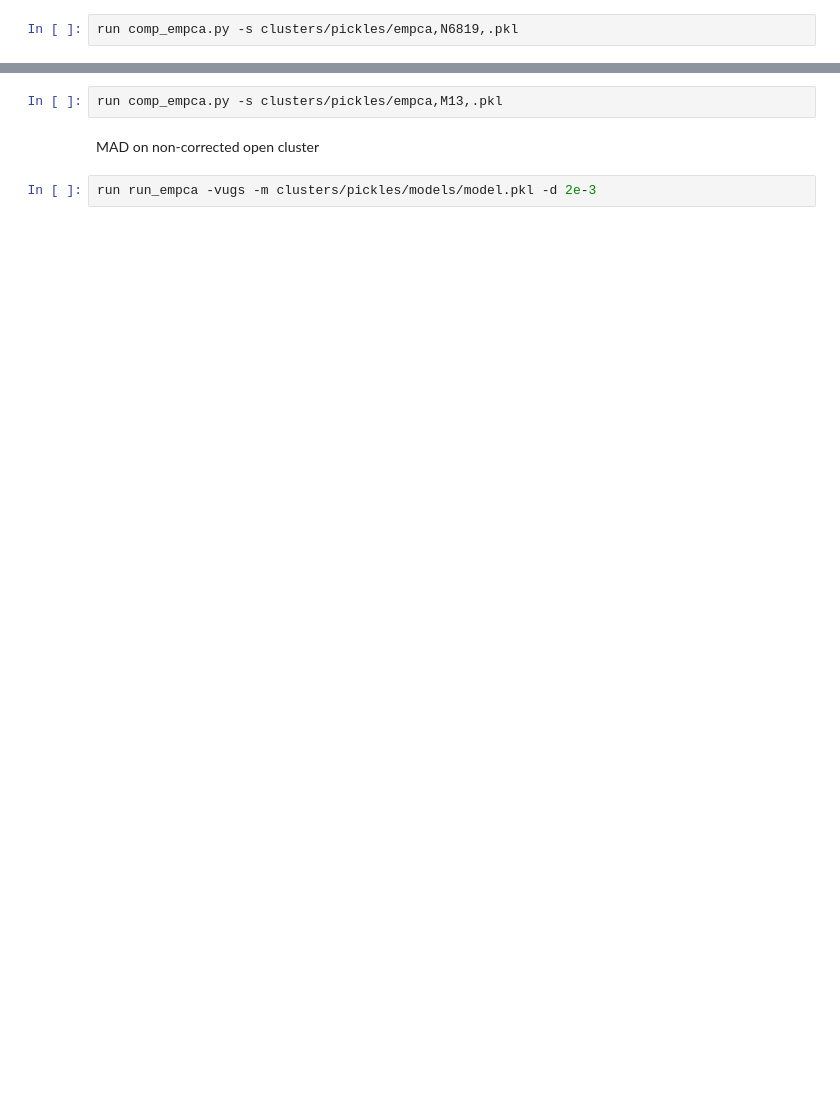
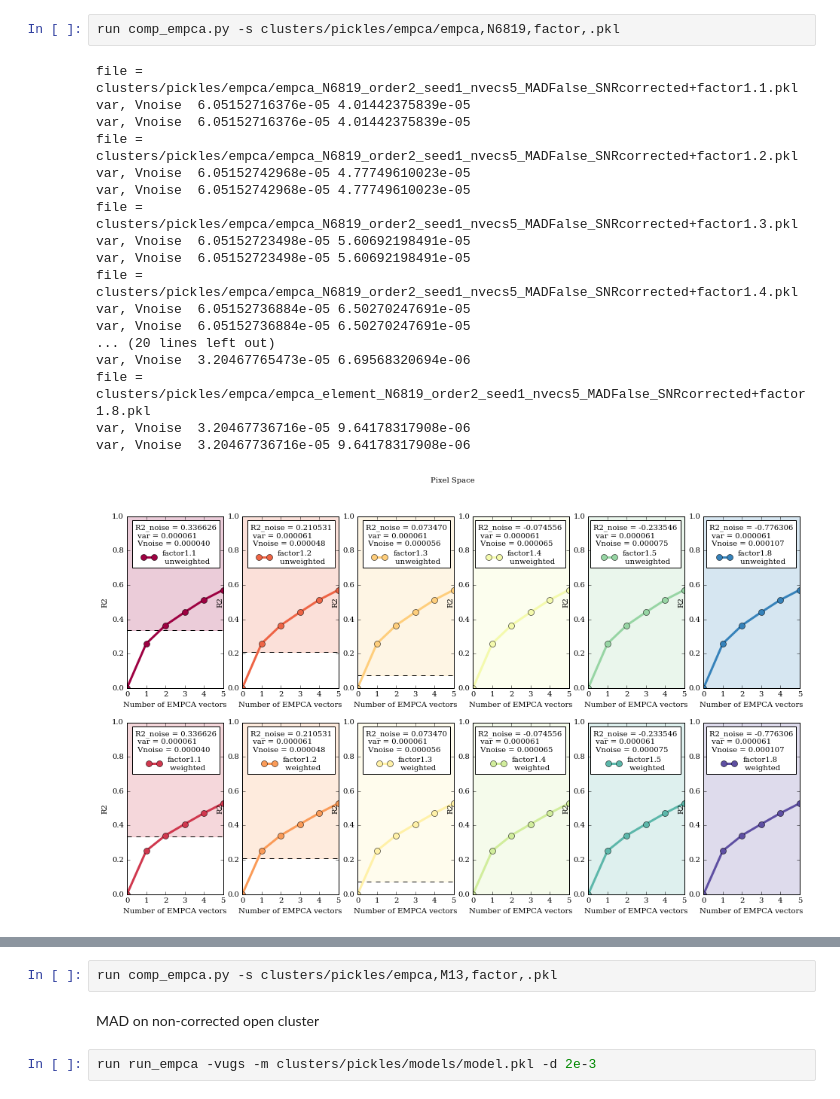
Before and after one commit to NatalieP-J/rcapogee-plots, a Jupyter notebook: empca.ipynb, the cells around one changed output, grey strips where cells are left out. Drawn from its saved outputs; the diff is of its cells as text; blank space fills up the shorter version.

```diff
--- a/empca.ipynb
+++ b/empca.ipynb
@@ -19,2 +43,21 @@ run comp_empca.py -s clusters/pickles/empca,N6791,.pkl
 # %%
-run comp_empca.py -s clusters/pickles/empca,N6819,.pkl
+run comp_empca.py -s clusters/pickles/empca/empca,N6819,factor,.pkl
+# %% [output]
+file =  clusters/pickles/empca/empca_N6819_order2_seed1_nvecs5_MADFalse_SNRcorrected+factor1.1.pkl
+var, Vnoise  6.05152716376e-05 4.01442375839e-05
+var, Vnoise  6.05152716376e-05 4.01442375839e-05
+file =  clusters/pickles/empca/empca_N6819_order2_seed1_nvecs5_MADFalse_SNRcorrected+factor1.2.pkl
+var, Vnoise  6.05152742968e-05 4.77749610023e-05
+var, Vnoise  6.05152742968e-05 4.77749610023e-05
+file =  clusters/pickles/empca/empca_N6819_order2_seed1_nvecs5_MADFalse_SNRcorrected+factor1.3.pkl
+var, Vnoise  6.05152723498e-05 5.60692198491e-05
+var, Vnoise  6.05152723498e-05 5.60692198491e-05
+file =  clusters/pickles/empca/empca_N6819_order2_seed1_nvecs5_MADFalse_SNRcorrected+factor1.4.pkl
+var, Vnoise  6.05152736884e-05 6.50270247691e-05
+var, Vnoise  6.05152736884e-05 6.50270247691e-05
+... (20 lines left out)
+var, Vnoise  3.20467765473e-05 6.69568320694e-06
+file =  clusters/pickles/empca/empca_element_N6819_order2_seed1_nvecs5_MADFalse_SNRcorrected+factor1.8.pkl
+var, Vnoise  3.20467736716e-05 9.64178317908e-06
+var, Vnoise  3.20467736716e-05 9.64178317908e-06
+[figure, added]
@@ -21,5 +65,5 @@ run comp_empca.py -s clusters/pickles/empca,N6819,.pkl
 # %%
-run comp_empca.py -s clusters/pickles/empca,M13,.pkl
+run comp_empca.py -s clusters/pickles/empca,M13,factor,.pkl
 # %% [markdown]
 MAD on non-corrected open cluster
 # %%
```
Also changed, not shown: parts of 11 cells of this notebook, 5 other files.
